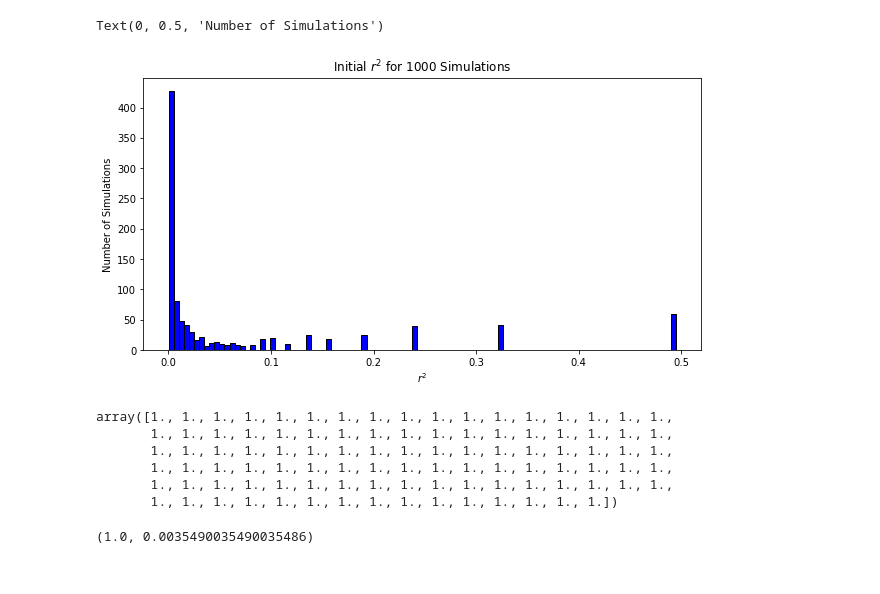
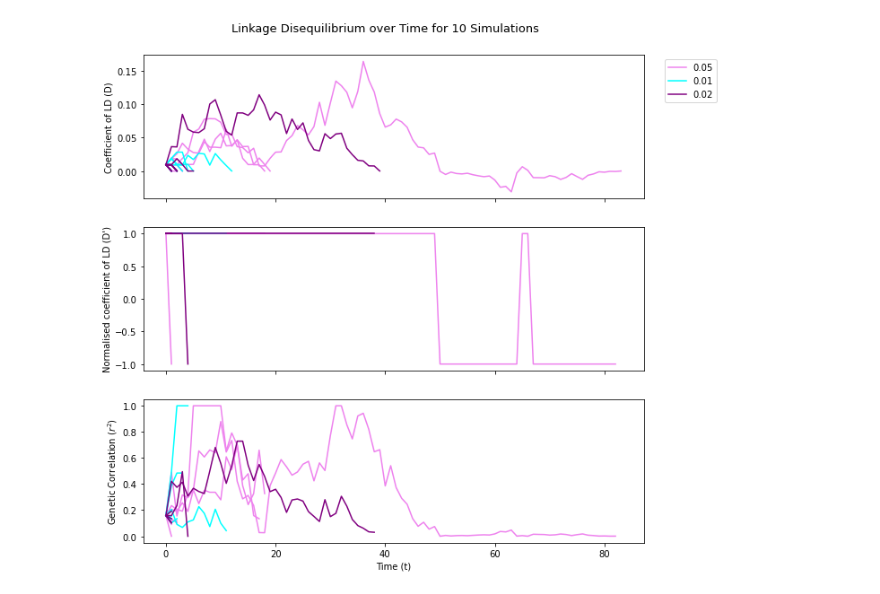
Before and after one commit to TomMakesThings/Wright-Fisher-Simulator, a Jupyter notebook: WrightFisher.ipynb, the cells around one changed output. Drawn from its saved outputs; the diff is of its cells as text; code cells hidden in the pictures.

```diff
--- a/WrightFisher.ipynb
+++ b/WrightFisher.ipynb
@@ -410,27 +502,0 @@ r2_histogram.savefig("r2_Initial_Distribution.pdf", bbox_inches = "tight")
-# %%
-fig = plt.figure(figsize = (10, 5))
-plt.hist(ld_r2, color = "blue", edgecolor = "black", bins = 100)
-
-# Add labels
-plt.title("Initial $r^{2}$ for 1000 Simulations")
-plt.xlabel("$r^{2}$")
-plt.ylabel("Number of Simulations")
-
-# Save plot
-allele_count_bar.savefig("Allele_Count_Bar" + extra_file_name + ".pdf", bbox_inches = "tight")
-# %% [output]
-Text(0, 0.5, 'Number of Simulations')
-[figure, removed]
-# %%
-ld_d
-# %% [output]
-array([1., 1., 1., 1., 1., 1., 1., 1., 1., 1., 1., 1., 1., 1., 1., 1., 1.,
-       1., 1., 1., 1., 1., 1., 1., 1., 1., 1., 1., 1., 1., 1., 1., 1., 1.,
-       1., 1., 1., 1., 1., 1., 1., 1., 1., 1., 1., 1., 1., 1., 1., 1., 1.,
-       1., 1., 1., 1., 1., 1., 1., 1., 1., 1., 1., 1., 1., 1., 1., 1., 1.,
-       1., 1., 1., 1., 1., 1., 1., 1., 1., 1., 1., 1., 1., 1., 1., 1., 1.,
-       1., 1., 1., 1., 1., 1., 1., 1., 1., 1., 1., 1., 1., 1., 1.])
-# %%
-wf_simulator2.linkageDisequilibrium(alleles, allele_counts, singleton_haploid)
-# %% [output]
-(1.0, 0.0035490035490035486)
@@ -538,0 +503,53 @@ if 100 in new_allele_counts.values():
+# %%
+# Set plot styles for recombination rates to test
+r_value_colours = {0.05: "violet", 0.01: "cyan", 0.02: "purple"}
+r_value_linestyles = {0.05: "solid", 0.01: "solid", 0.02: "solid"}
+
+# Number of simulations to run per r
+n_simulations = 10
+
+# Create subplots of LD over time for the recombination rates
+fig, axes = plt.subplots(3, figsize = (10, 10), sharex = True)
+fig.suptitle("Linkage Disequilibrium over Time for " + str(n_simulations) + " Simulations",
+             fontsize = 13, y = 0.93)
+
+# Test each recombination rate
+for i in range(len(r_value_colours)):
+    # Set r
+    r_value = list(r_value_colours.keys())[i]
+
+    # Run the simulation n times
+    for j in range(n_simulations):
+        two_loci_simulation_results = wf_simulator2.simulateTwoSites(initial_alleles,
+                                                                     initial_allele_counts,
+                                                                     singleton,
+                                                                     r = r_value)
+        # Get LD results
+        r2_results = two_loci_simulation_results["r2"]
+        D_results = two_loci_simulation_results["D"]
+        D_norm_results = two_loci_simulation_results["D'"]
+
+        # Plot LD for simulation j with recombination rate r
+        d_lines = axes[0].plot(D_results, color = r_value_colours[r_value],
+                               linestyle = r_value_linestyles[r_value])
+        d_norm_lines = axes[1].plot(D_norm_results, color = r_value_colours[r_value],
+                                    linestyle = r_value_linestyles[r_value])
+        r2_lines = axes[2].plot(r2_results, color = r_value_colours[r_value],
+                                linestyle = r_value_linestyles[r_value])
+
+    # Add label to legend for r
+    axes[0].plot([], [], label = r_value, color = r_value_colours[r_value],
+                               linestyle = r_value_linestyles[r_value])
+
+
+# Set axis labels
+axes[0].set_ylabel("Coefficient of LD (D)")
+axes[1].set_ylabel("Normalised coefficient of LD (D')")
+axes[2].set_ylabel("Genetic Correlation ($r^{2}$)")
+plt.xlabel("Time (t)")
+
+# Position legend and show plot
+fig.legend(loc = "upper right", bbox_to_anchor = (1.02, 0.88))
+plt.show()
+# %% [output]
+[figure, added]
```
Also changed, not shown: parts of 15 cells of this notebook, 5 other files.
